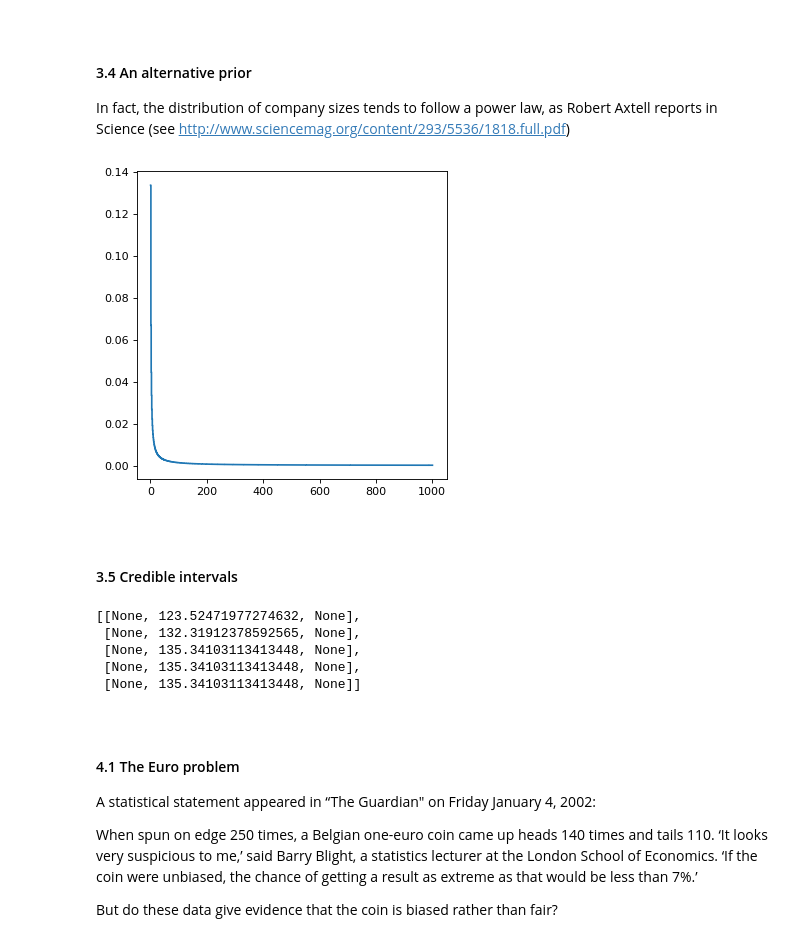
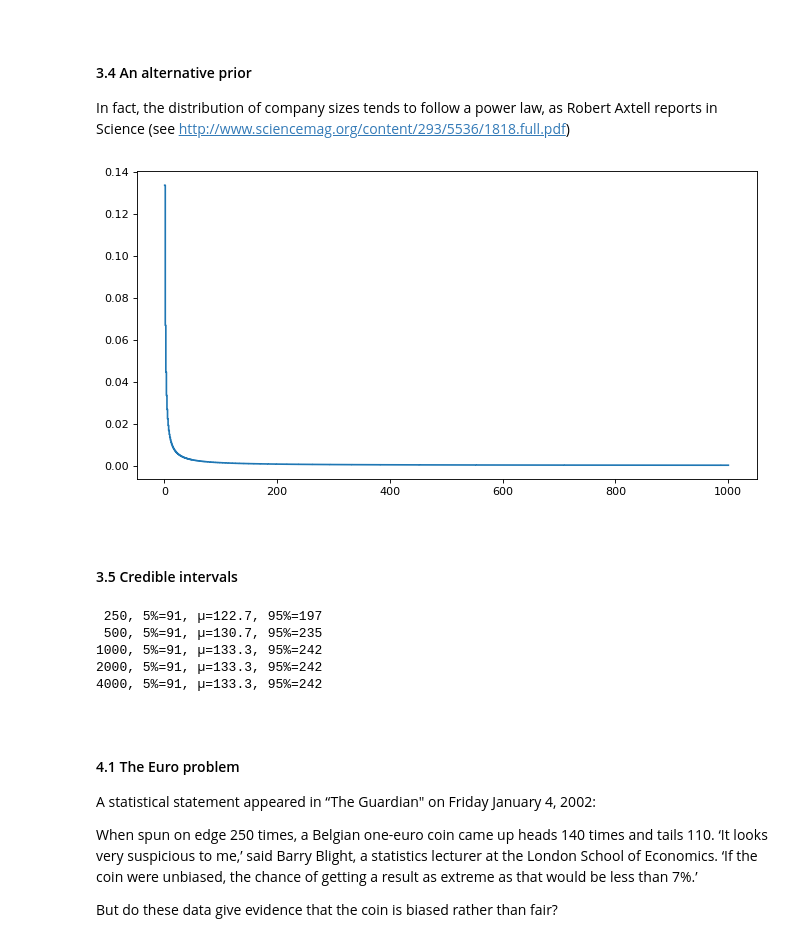
Before and after one commit to coppertop-bones/coppertop-libs, a Jupyter notebook: jupyter/think bayes/Ch 1,2,3 - models.ipynb, the cells around one changed output. Cells and saved outputs as stored; diff of their text form; code cells hidden in the pictures.

```diff
--- a/jupyter/think bayes/Ch 1,2,3 - models.ipynb
+++ b/jupyter/think bayes/Ch 1,2,3 - models.ipynb
@@ -394,12 +378,12 @@ In fact, the distribution of company sizes tends to follow a power law, as Rober
 # %%
 @coppertop
 def powerLawPrior(n, alpha) -> PMF:
     return sequence(1, 1000) >> collect >> (lambda hyp: (hyp, hyp**(-alpha))) >> to >> PMF
 
-fig = plt.figure(figsize=(5, 5), dpi= 80, facecolor='w', edgecolor='k')
+fig = plt.figure(figsize=(10, 5), dpi= 80, facecolor='w', edgecolor='k')
 plt.plot(*(1000 >> powerLawPrior(_, 1) >> toSteps));
 # %% [output]
-[figure, old version]
+[figure, new version]
 # %% [markdown]
 <br>
 
@@ -409,21 +393,22 @@ observations = [30, 60, 90]
 Ns = [250, 500, 1000, 2000, 4000]
 
 Ns >> collect >> (lambda N:
-    powerLawPrior(N, 0.9)
+    powerLawPrior(N, 1.0)
         >> inject(observations, _, _) >> (lambda prior, ob:
             prior
                 >> pmfMul
                 >> railroadLikelihood(N, ob)
                 >> normalise
         )
-        >> makeFn(lambda pmf: [pmf >> to >> CMF >> quantile(_,0.05), pmf >> mean, pmf >> to >> CMF >> quantile(_,0.95)])
-)
+        >> asUnary(lambda pmf: f'{N >> to >> txt >> pad(_, dict(right=4))}, 5%={pmf >> to >> CMF >> quantile(_, 0.05):.0f}, µ={pmf >> mean:.1f}, 95%={pmf >> to >> CMF >> quantile(_, 0.95):.0f}' )
+        >> PP
+);
 # %% [output]
-[[None, 123.52471977274632, None],
- [None, 132.31912378592565, None],
- [None, 135.34103113413448, None],
- [None, 135.34103113413448, None],
- [None, 135.34103113413448, None]]
+ 250, 5%=91, µ=122.7, 95%=197
+ 500, 5%=91, µ=130.7, 95%=235
+1000, 5%=91, µ=133.3, 95%=242
+2000, 5%=91, µ=133.3, 95%=242
+4000, 5%=91, µ=133.3, 95%=242
 # %% [markdown]
 <br>
 
```
Also changed, not shown: parts of 14 cells of this notebook, 6 other files.
